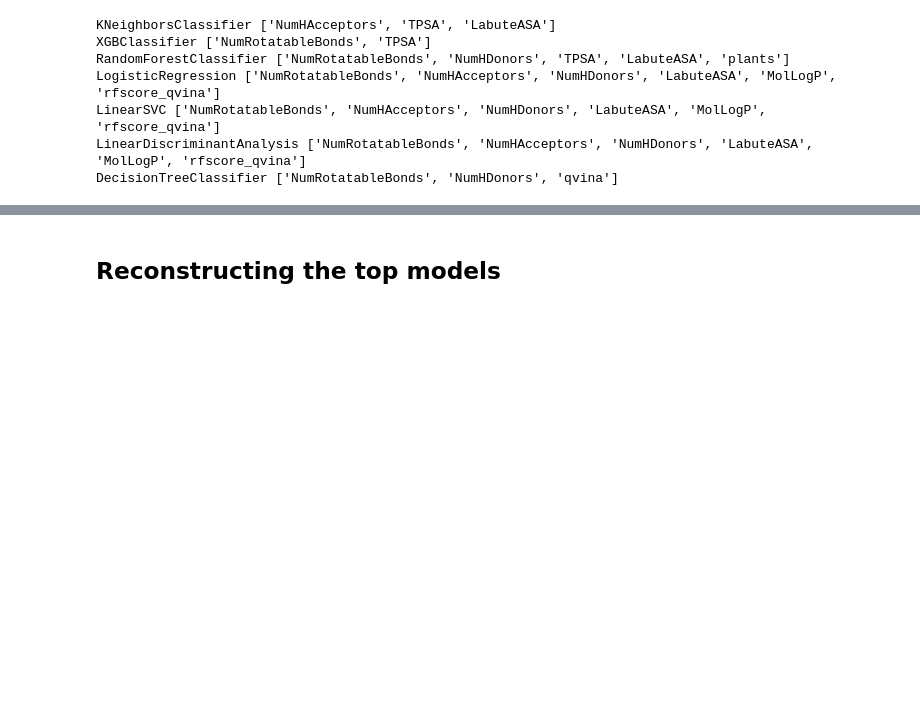
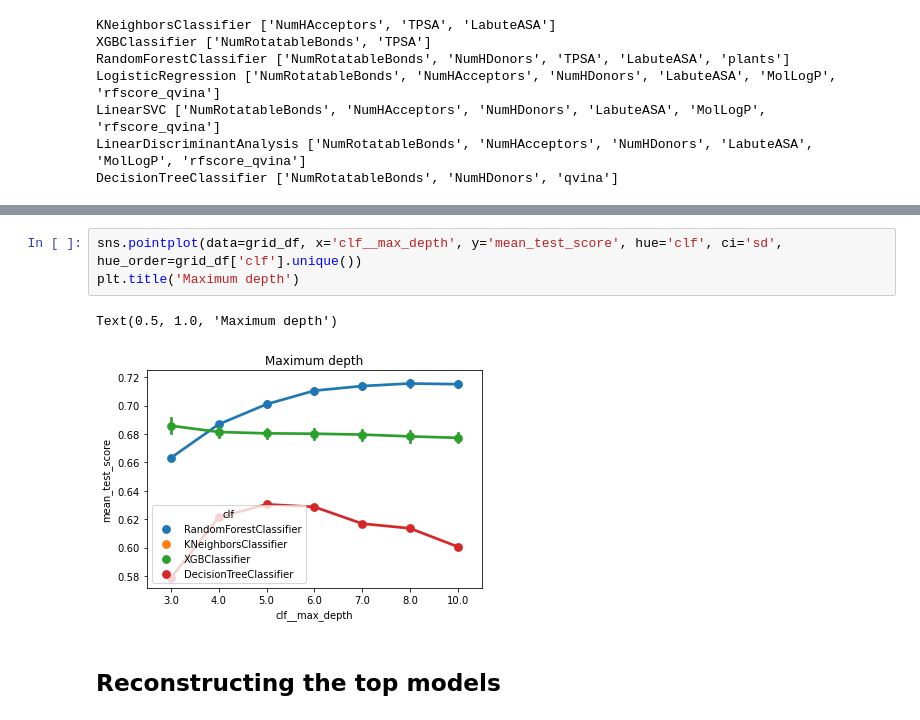
Before and after one commit to caiocrocha/SarsCov2Classifier, a Jupyter notebook: ML_results.ipynb, the cells around one changed output, grey strips where cells are left out. Cells and saved outputs as stored; diff of their text form; blank space fills up the shorter version.

```diff
--- a/ML_results.ipynb
+++ b/ML_results.ipynb
@@ -116,3 +209,9 @@ DecisionTreeClassifier ['NumRotatableBonds', 'NumHDonors', 'qvina']
+# %%
+sns.pointplot(data=grid_df, x='clf__max_depth', y='mean_test_score', hue='clf', ci='sd', hue_order=grid_df['clf'].unique())
+plt.title('Maximum depth')
+# %% [output]
+Text(0.5, 1.0, 'Maximum depth')
+[figure, added]
 # %% [markdown]
 <a id='reconstructing'></a>
 ## Reconstructing the top models
```
Also changed, not shown: parts of 13 cells of this notebook, 9 other files.
